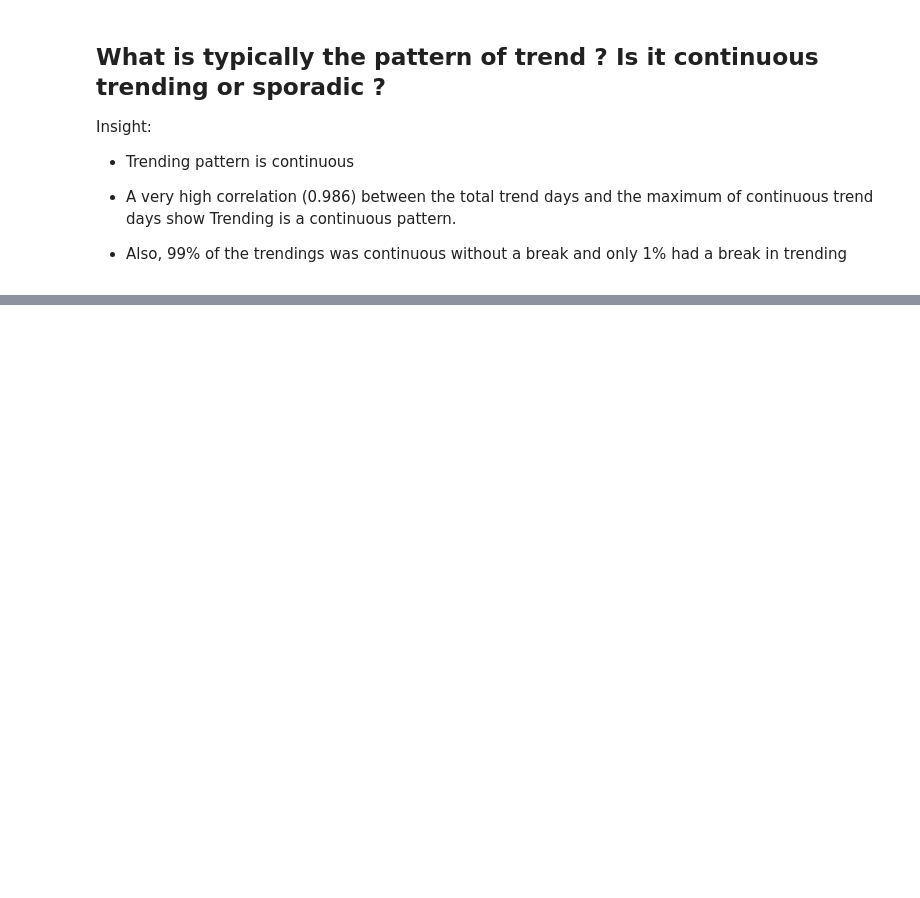
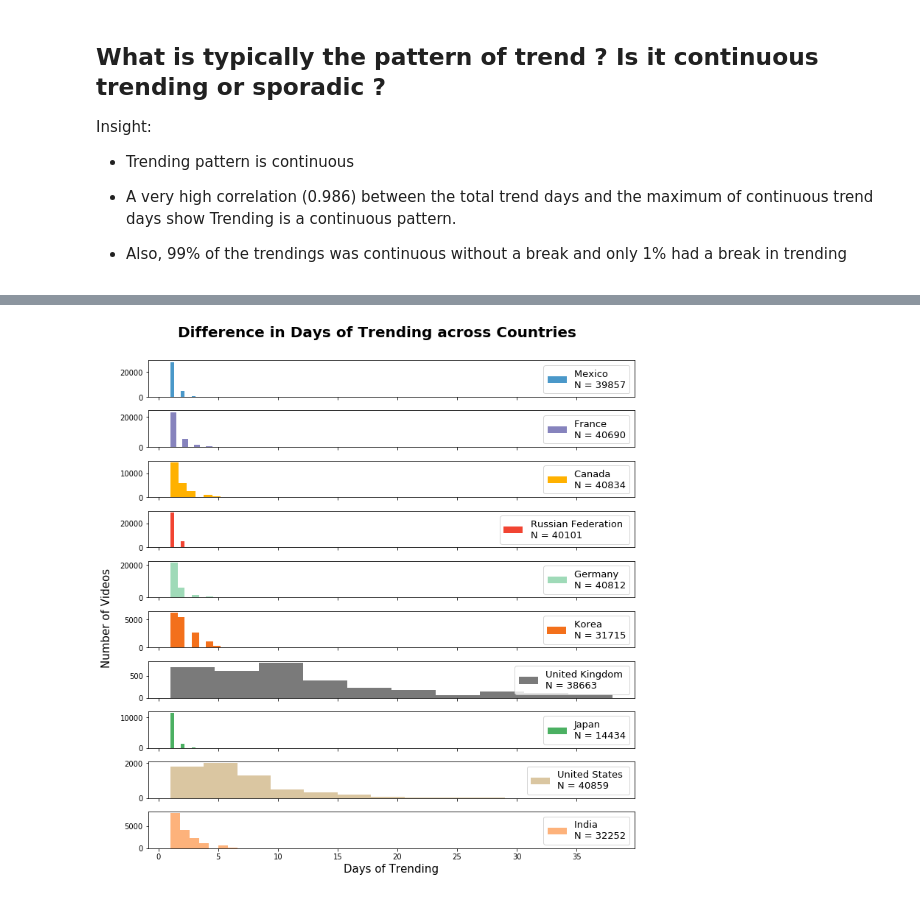
Before and after one commit to bnarath/YouTube_Trending, a Jupyter notebook: youtube-trending/Code/Analysis_Code_Final.ipynb, the cells around one changed output, grey strips where cells are left out. Saved outputs shown, nothing was run; the diff lists cells and outputs as text; code cells hidden in the pictures; blank space fills up the shorter version.

```diff
--- a/youtube-trending/Code/Analysis_Code_Final.ipynb
+++ b/youtube-trending/Code/Analysis_Code_Final.ipynb
@@ -1019,0 +1031,17 @@ st.pearsonr(Trending_Pattern_DF['Total_Trend_Days'], Trending_Pattern_DF['Max_Pe
+# %%
+DF1 = pd.read_pickle("../Data/New_Video_DF_360217.pkl")
+DF = pd.read_pickle("../Data/Cleaned_Data(No_Agg).pkl")
+
+Data_Lost = pd.DataFrame(DF1['country'].value_counts()).join(DF['viewing_country'].value_counts())
+Data_Lost.columns=['Before', 'After']
+Data_Lost['%Loss']=100*Data_Lost['After']/Data_Lost['Before']
+
+Data_Lost
+
+Data_Original = pd.DataFrame(100*Data_Lost['Before'].copy()/Data_Lost['Before'].sum())
+Data_Original.columns=['% of occupation in data']
+Data_Original['Total'] = Data_Lost['Before']
+
+Data_Selected = pd.DataFrame(100*Data_Lost['After'].copy()/Data_Lost['After'].sum())
+Data_Selected.columns=['% of occupation in data']
+Data_Selected['Total'] = Data_Lost['After']
@@ -1019,0 +1143,30 @@ st.pearsonr(Trending_Pattern_DF['Total_Trend_Days'], Trending_Pattern_DF['Max_Pe
+# %%
+DF = DF1.groupby(['video_id', 'country'])['trending_date'].count().reset_index()
+DF.columns = ['video_id','viewing_country','Total_Trend_Days']
+
+List_of_CCs = DF['viewing_country'].unique()
+
+fig, axs = plt.subplots(10, 1, sharex=True, sharey=False, tight_layout=True, figsize=(10,10))
+
+color_range = [plt.cm.Blues, plt.cm.Purples, plt.cm.Wistia, plt.cm.Reds, plt.cm.GnBu_r, plt.cm.Oranges , plt.cm.Greys, plt.cm.Greens , plt.cm.pink, plt.cm.OrRd_r]
+colors = [color(0.6) for color in color_range]
+
+for index,cc in enumerate(List_of_CCs):
+    _=axs[index].hist(DF[DF['viewing_country']==cc]['Total_Trend_Days'], color=colors[index], alpha=1, label=f"{ISO_Alpha2_Country_Mapping[cc]} \nN = {Data_Original.loc[cc, 'Total']}")
+
+    #legend
+    _=axs[index].legend(loc='upper right', fontsize = 13)
+
+
+
+_=plt.suptitle('Difference in Days of Trending across Countries', fontsize=20, weight='bold', y=1.05)
+#xlabel, ylabel
+_=plt.xlabel('Days of Trending',fontsize = 15)
+_=fig.text(-0.02, 0.5, 'Number of Videos', va='center', rotation='vertical', fontsize = 15)
+
+
+_ = plt.tight_layout()
+_= plt.savefig('../Image/Popularity_Across_Countries_with_360217.png', bbox_inches = "tight" )
+plt.show()
+# %% [output]
+[figure, added]
```
Also changed, not shown: parts of 39 cells of this notebook, 35 other files.
